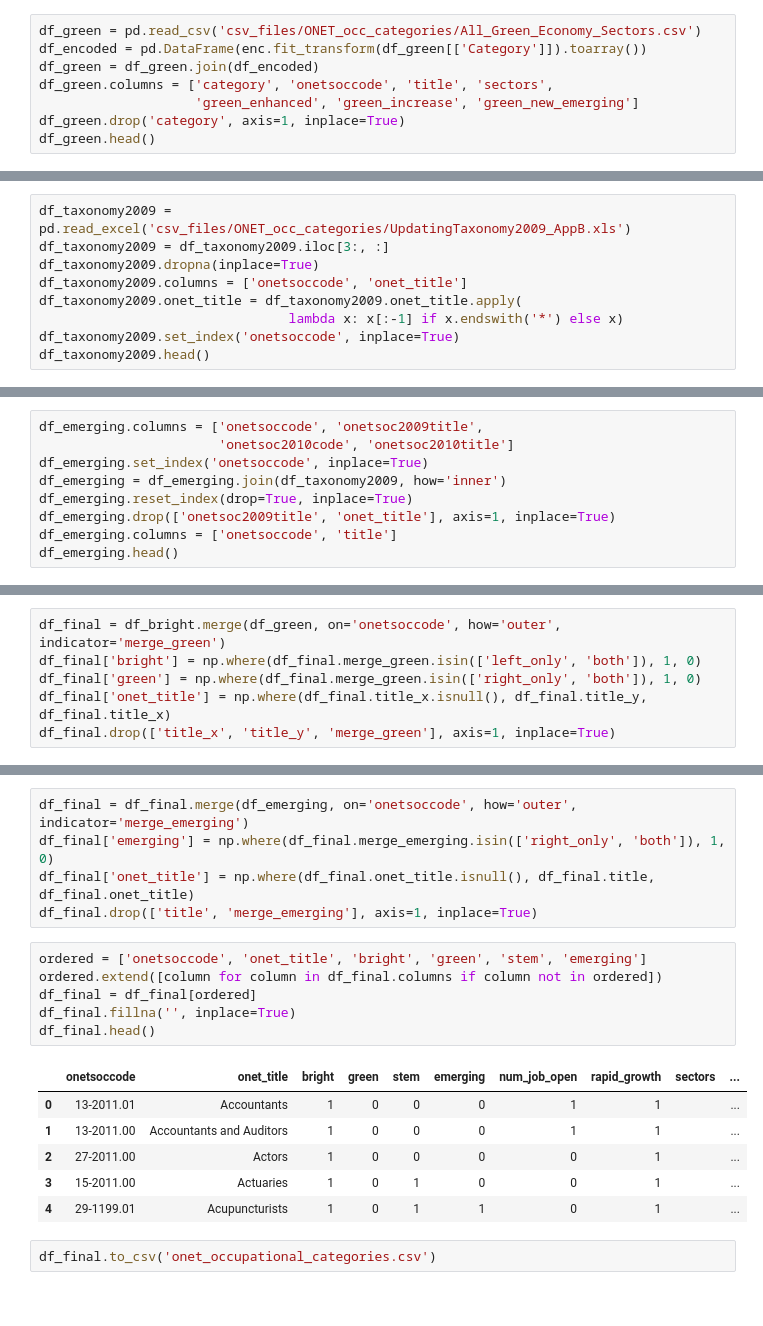
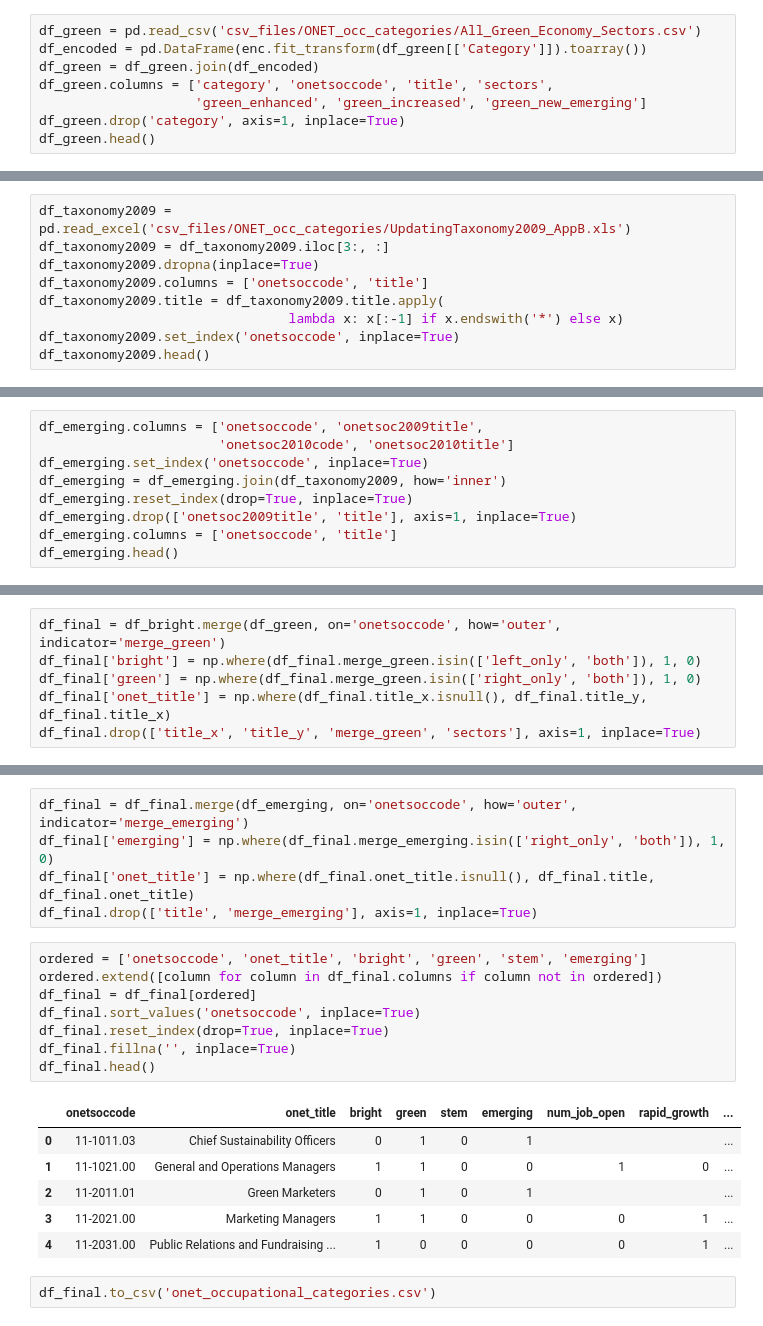
Before and after one commit to alirifat/AI-and-Labor-Market, a Jupyter notebook: python_version/onet_occupational_categories.ipynb, the cells around one changed output, grey strips where cells are left out. Cells and saved outputs as stored; diff of their text form.

Commit message:
updates on onet, new work, onet categories

```diff
--- a/python_version/onet_occupational_categories.ipynb
+++ b/python_version/onet_occupational_categories.ipynb
@@ -32,7 +80,7 @@ df_green = pd.read_csv('csv_files/ONET_occ_categories/All_Green_Economy_Sectors.
 df_encoded = pd.DataFrame(enc.fit_transform(df_green[['Category']]).toarray())
 df_green = df_green.join(df_encoded)
 df_green.columns = ['category', 'onetsoccode', 'title', 'sectors',
-                    'green_enhanced', 'green_increase', 'green_new_emerging']
+                    'green_enhanced', 'green_increased', 'green_new_emerging']
 df_green.drop('category', axis=1, inplace=True)
 df_green.head()
 # %% [output]
@@ -73,8 +135,8 @@ __New & Emerging Occupations__
 df_taxonomy2009 = pd.read_excel('csv_files/ONET_occ_categories/UpdatingTaxonomy2009_AppB.xls')
 df_taxonomy2009 = df_taxonomy2009.iloc[3:, :]
 df_taxonomy2009.dropna(inplace=True)
-df_taxonomy2009.columns = ['onetsoccode', 'onet_title']
-df_taxonomy2009.onet_title = df_taxonomy2009.onet_title.apply(
+df_taxonomy2009.columns = ['onetsoccode', 'title']
+df_taxonomy2009.title = df_taxonomy2009.title.apply(
                                 lambda x: x[:-1] if x.endswith('*') else x)
 df_taxonomy2009.set_index('onetsoccode', inplace=True)
 df_taxonomy2009.head()
@@ -102,7 +166,7 @@ df_emerging.columns = ['onetsoccode', 'onetsoc2009title',
 df_emerging.set_index('onetsoccode', inplace=True)
 df_emerging = df_emerging.join(df_taxonomy2009, how='inner')
 df_emerging.reset_index(drop=True, inplace=True)
-df_emerging.drop(['onetsoc2009title', 'onet_title'], axis=1, inplace=True)
+df_emerging.drop(['onetsoc2009title', 'title'], axis=1, inplace=True)
 df_emerging.columns = ['onetsoccode', 'title']
 df_emerging.head()
 # %% [output]
@@ -134,4 +202,4 @@ df_final = df_bright.merge(df_green, on='onetsoccode', how='outer', indicator='m
 df_final['bright'] = np.where(df_final.merge_green.isin(['left_only', 'both']), 1, 0)
 df_final['green'] = np.where(df_final.merge_green.isin(['right_only', 'both']), 1, 0)
 df_final['onet_title'] = np.where(df_final.title_x.isnull(), df_final.title_y, df_final.title_x)
-df_final.drop(['title_x', 'title_y', 'merge_green'], axis=1, inplace=True)
+df_final.drop(['title_x', 'title_y', 'merge_green', 'sectors'], axis=1, inplace=True)
@@ -148,15 +220,17 @@ df_final.drop(['title', 'merge_emerging'], axis=1, inplace=True)
 # %%
 ordered = ['onetsoccode', 'onet_title', 'bright', 'green', 'stem', 'emerging']
 ordered.extend([column for column in df_final.columns if column not in ordered])
 df_final = df_final[ordered]
+df_final.sort_values('onetsoccode', inplace=True)
+df_final.reset_index(drop=True, inplace=True)
 df_final.fillna('', inplace=True)
 df_final.head()
 # %% [output]
-|  | onetsoccode | onet_title | bright | green | stem | emerging | num_job_open | rapid_growth | sectors | ... |
-| 0 | 13-2011.01 | Accountants | 1 | 0 | 0 | 0 | 1 | 1 |  | ... |
-| 1 | 13-2011.00 | Accountants and Auditors | 1 | 0 | 0 | 0 | 1 | 1 |  | ... |
-| 2 | 27-2011.00 | Actors | 1 | 0 | 0 | 0 | 0 | 1 |  | ... |
-| 3 | 15-2011.00 | Actuaries | 1 | 0 | 1 | 0 | 0 | 1 |  | ... |
-| 4 | 29-1199.01 | Acupuncturists | 1 | 0 | 1 | 1 | 0 | 1 |  | ... |
+|  | onetsoccode | onet_title | bright | green | stem | emerging | num_job_open | rapid_growth | ... |
+| 0 | 11-1011.03 | Chief Sustainability Officers | 0 | 1 | 0 | 1 |  |  | ... |
+| 1 | 11-1021.00 | General and Operations Managers | 1 | 1 | 0 | 0 | 1 | 0 | ... |
+| 2 | 11-2011.01 | Green Marketers | 0 | 1 | 0 | 1 |  |  | ... |
+| 3 | 11-2021.00 | Marketing Managers | 1 | 1 | 0 | 0 | 0 | 1 | ... |
+| 4 | 11-2031.00 | Public Relations and Fundraising ... | 1 | 0 | 0 | 0 | 0 | 1 | ... |
 # %%
 df_final.to_csv('onet_occupational_categories.csv')
```
Also changed, not shown: parts of 43 cells of this notebook.
